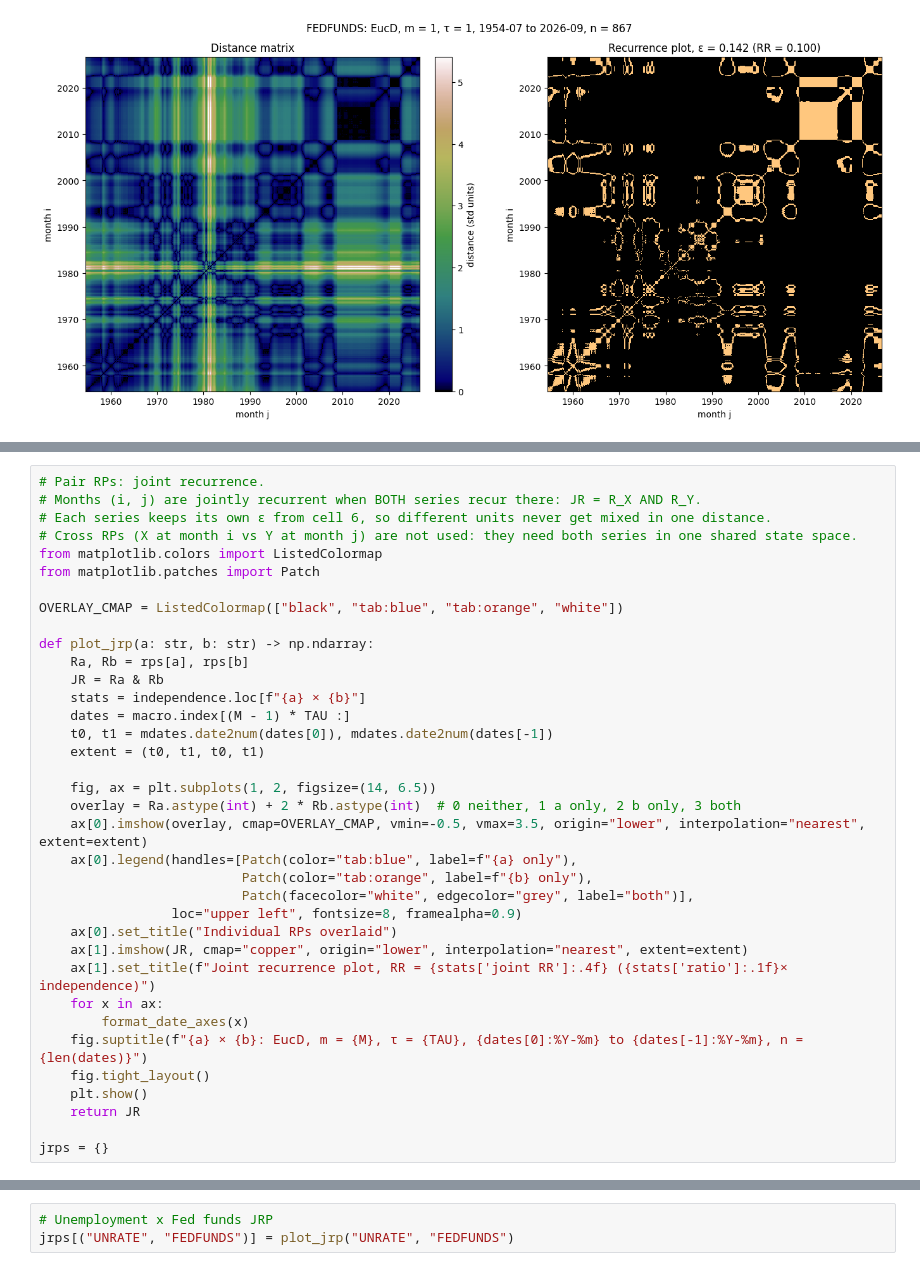
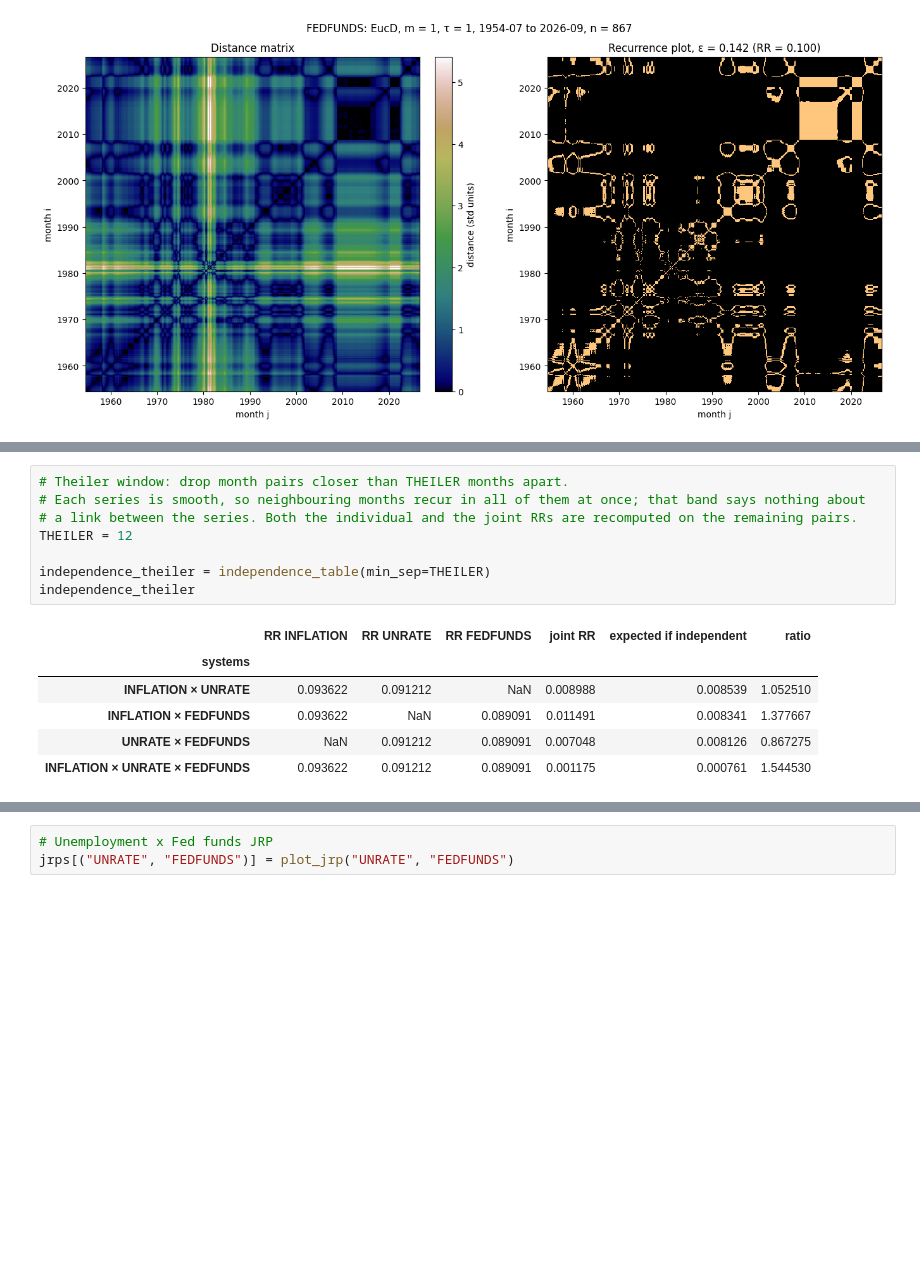
Before and after one commit to Anastasios-Vlachmpeis/Recurrence-Plot-Research, a Jupyter notebook: CPI_UNRATE_FEDFUNDS_RR.ipynb, the cells around one changed output, grey strips where cells are left out. Saved outputs shown, nothing was run; the diff lists cells and outputs as text; blank space fills up the shorter version.

```diff
--- a/CPI_UNRATE_FEDFUNDS_RR.ipynb
+++ b/CPI_UNRATE_FEDFUNDS_RR.ipynb
@@ -207,39 +212,18 @@ independence
 | UNRATE × FEDFUNDS | NaN | 0.10082 | 0.10001 | 0.014118 | 0.010083 | 1.400156 |
 | INFLATION × UNRATE × FEDFUNDS | 0.100002 | 0.10082 | 0.10001 | 0.004840 | 0.001008 | 4.800041 |
 # %%
-# Pair RPs: joint recurrence.
-# Months (i, j) are jointly recurrent when BOTH series recur there: JR = R_X AND R_Y.
-# Each series keeps its own ε from cell 6, so different units never get mixed in one distance.
-# Cross RPs (X at month i vs Y at month j) are not used: they need both series in one shared state space.
-from matplotlib.colors import ListedColormap
-from matplotlib.patches import Patch
+# Theiler window: drop month pairs closer than THEILER months apart.
+# Each series is smooth, so neighbouring months recur in all of them at once; that band says nothing about
+# a link between the series. Both the individual and the joint RRs are recomputed on the remaining pairs.
+THEILER = 12
 
-OVERLAY_CMAP = ListedColormap(["black", "tab:blue", "tab:orange", "white"])
-
-def plot_jrp(a: str, b: str) -> np.ndarray:
-    Ra, Rb = rps[a], rps[b]
-    JR = Ra & Rb
-    stats = independence.loc[f"{a} × {b}"]
-    dates = macro.index[(M - 1) * TAU :]
-    t0, t1 = mdates.date2num(dates[0]), mdates.date2num(dates[-1])
-    extent = (t0, t1, t0, t1)
-
-    fig, ax = plt.subplots(1, 2, figsize=(14, 6.5))
-    overlay = Ra.astype(int) + 2 * Rb.astype(int)  # 0 neither, 1 a only, 2 b only, 3 both
-    ax[0].imshow(overlay, cmap=OVERLAY_CMAP, vmin=-0.5, vmax=3.5, origin="lower", interpolation="nearest", extent=extent)
-    ax[0].legend(handles=[Patch(color="tab:blue", label=f"{a} only"),
-                          Patch(color="tab:orange", label=f"{b} only"),
-                          Patch(facecolor="white", edgecolor="grey", label="both")],
-                 loc="upper left", fontsize=8, framealpha=0.9)
-    ax[0].set_title("Individual RPs overlaid")
-    ax[1].imshow(JR, cmap="copper", origin="lower", interpolation="nearest", extent=extent)
-    ax[1].set_title(f"Joint recurrence plot, RR = {stats['joint RR']:.4f} ({stats['ratio']:.1f}× independence)")
-    for x in ax:
-        format_date_axes(x)
-    fig.suptitle(f"{a} × {b}: EucD, m = {M}, τ = {TAU}, {dates[0]:%Y-%m} to {dates[-1]:%Y-%m}, n = {len(dates)}")
-    fig.tight_layout()
-    plt.show()
-    return JR
-
-jrps = {}
+independence_theiler = independence_table(min_sep=THEILER)
+independence_theiler
+# %% [output]
+|  | RR INFLATION | RR UNRATE | RR FEDFUNDS | joint RR | expected if independent | ratio |
+| systems |  |  |  |  |  |  |
+| INFLATION × UNRATE | 0.093622 | 0.091212 | NaN | 0.008988 | 0.008539 | 1.052510 |
+| INFLATION × FEDFUNDS | 0.093622 | NaN | 0.089091 | 0.011491 | 0.008341 | 1.377667 |
+| UNRATE × FEDFUNDS | NaN | 0.091212 | 0.089091 | 0.007048 | 0.008126 | 0.867275 |
+| INFLATION × UNRATE × FEDFUNDS | 0.093622 | 0.091212 | 0.089091 | 0.001175 | 0.000761 | 1.544530 |
 # %%
```
Also changed, not shown: parts of 7 cells of this notebook, 1 other file.
